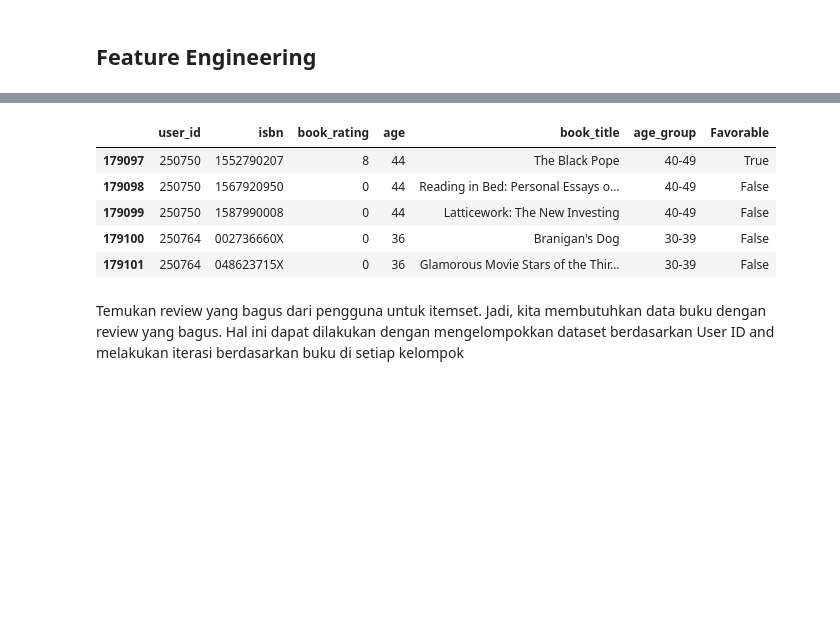
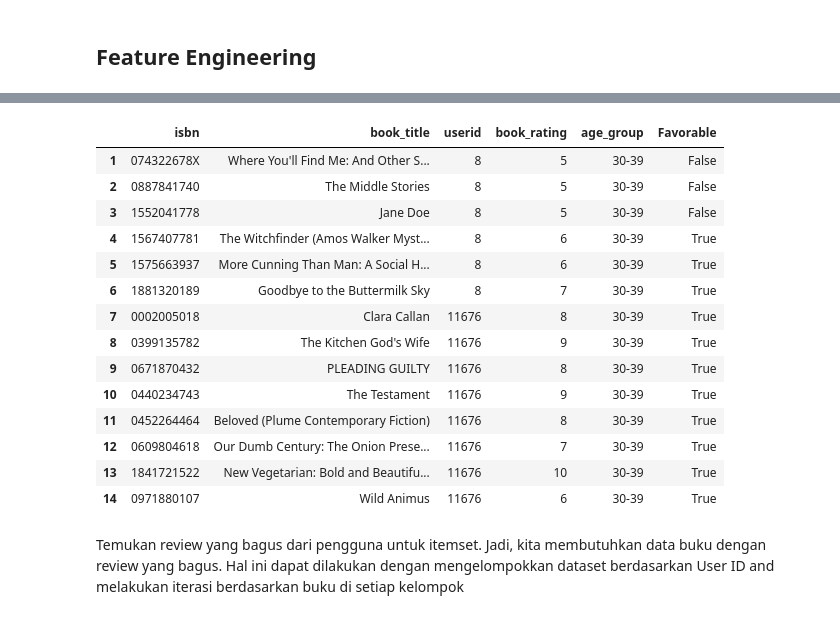
Before and after one commit to evifannybadiz13/market-basket-analysis-in-book-recommendation-based-on-age, a Jupyter notebook: Market Basket Analysis in Book Recommendation Recommendation Based on Age_Evaluation.ipynb, the cells around one changed output, grey strips where cells are left out. Cells and saved outputs as stored; diff of their text form; code cells hidden in the pictures; blank space fills up the shorter version.

```diff
--- a/Market Basket Analysis in Book Recommendation Recommendation Based on Age_Evaluation.ipynb
+++ b/Market Basket Analysis in Book Recommendation Recommendation Based on Age_Evaluation.ipynb
@@ -374,0 +408,4 @@ ratings_explicit.tail()
+# %%
+#merge books data with rating
+new_book_df= pd.merge(books, ratings_explicit, on='isbn')
+new_book_df.head()
@@ -374,0 +419,4 @@ ratings_explicit.tail()
+# %%
+#merge new_book_df with users
+new_book_df= pd.merge(new_book_df, users, on='userid')
+new_book_df.head()
@@ -411,4 +470,4 @@ new.head(10)
 ## Feature Engineering
 # %%
 #define favorable book in term of book with rating>5
-data["Favorable"] = data["book_rating"] > 5
+new_book_df["Favorable"] = new_book_df["book_rating"] > 5
@@ -423,0 +474,4 @@ data.tail()
+# %%
+#delete features that are not needed in new_book_df data
+new_book_df.drop(['age','location','publisher','book_author','yearofpublication'],axis=1,inplace=True)
+new_book_df.head()
@@ -424,12 +485,21 @@ data.tail()
 # %%
 #check dataframe of new_book_df
-data.tail()
+new_book_df[1:15]
 # %% [output]
-|  | user_id | isbn | book_rating | age | book_title | age_group | Favorable |
-| 179097 | 250750 | 1552790207 | 8 | 44 | The Black Pope | 40-49 | True |
-| 179098 | 250750 | 1567920950 | 0 | 44 | Reading in Bed: Personal Essays o... | 40-49 | False |
-| 179099 | 250750 | 1587990008 | 0 | 44 | Latticework: The New Investing | 40-49 | False |
-| 179100 | 250764 | 002736660X | 0 | 36 | Branigan's Dog | 30-39 | False |
-| 179101 | 250764 | 048623715X | 0 | 36 | Glamorous Movie Stars of the Thir... | 30-39 | False |
+|  | isbn | book_title | userid | book_rating | age_group | Favorable |
+| 1 | 074322678X | Where You'll Find Me: And Other S... | 8 | 5 | 30-39 | False |
+| 2 | 0887841740 | The Middle Stories | 8 | 5 | 30-39 | False |
+| 3 | 1552041778 | Jane Doe | 8 | 5 | 30-39 | False |
+| 4 | 1567407781 | The Witchfinder (Amos Walker Myst... | 8 | 6 | 30-39 | True |
+| 5 | 1575663937 | More Cunning Than Man: A Social H... | 8 | 6 | 30-39 | True |
+| 6 | 1881320189 | Goodbye to the Buttermilk Sky | 8 | 7 | 30-39 | True |
+| 7 | 0002005018 | Clara Callan | 11676 | 8 | 30-39 | True |
+| 8 | 0399135782 | The Kitchen God's Wife | 11676 | 9 | 30-39 | True |
+| 9 | 0671870432 | PLEADING GUILTY | 11676 | 8 | 30-39 | True |
+| 10 | 0440234743 | The Testament | 11676 | 9 | 30-39 | True |
+| 11 | 0452264464 | Beloved (Plume Contemporary Fiction) | 11676 | 8 | 30-39 | True |
+| 12 | 0609804618 | Our Dumb Century: The Onion Prese... | 11676 | 7 | 30-39 | True |
+| 13 | 1841721522 | New Vegetarian: Bold and Beautifu... | 11676 | 10 | 30-39 | True |
+| 14 | 0971880107 | Wild Animus | 11676 | 6 | 30-39 | True |
 # %%
 #select data userid in new_book_df and get review from 200 first users
```
Also changed, not shown: parts of 107 cells of this notebook.
